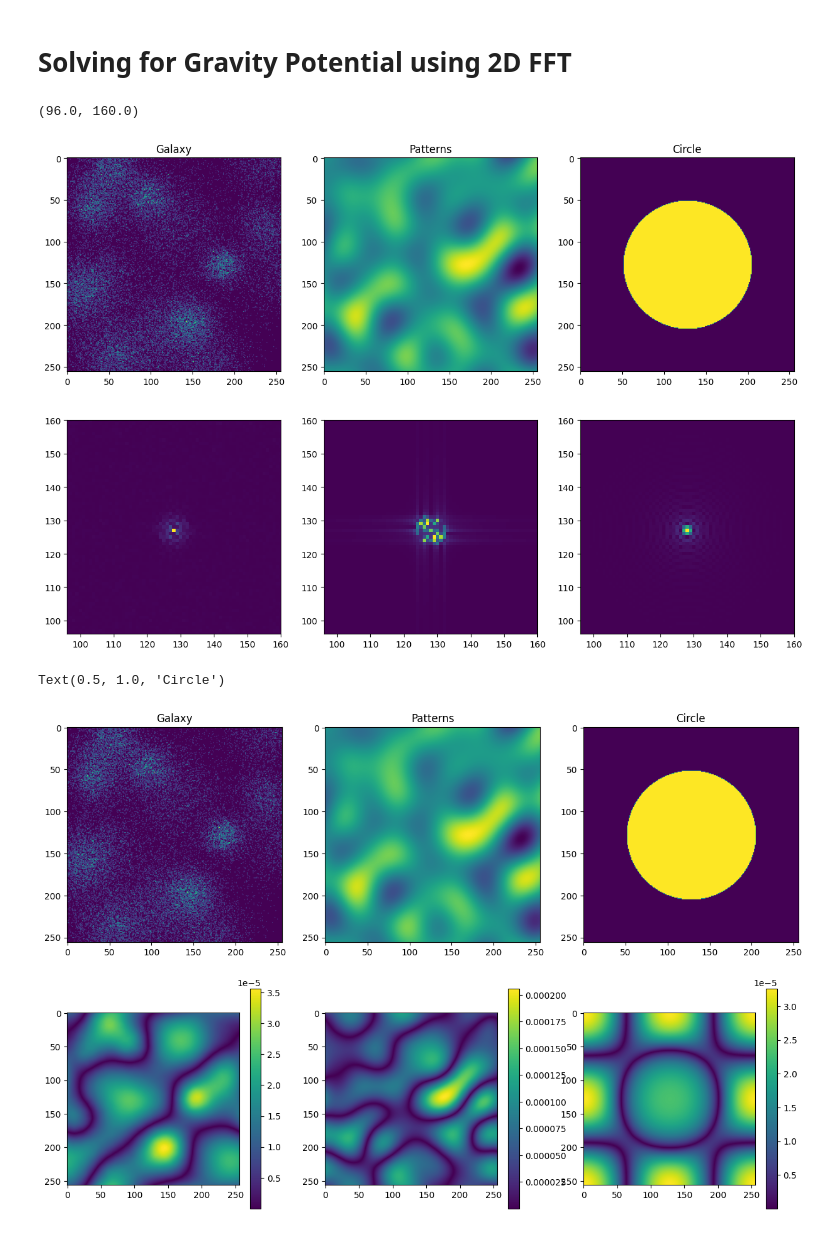
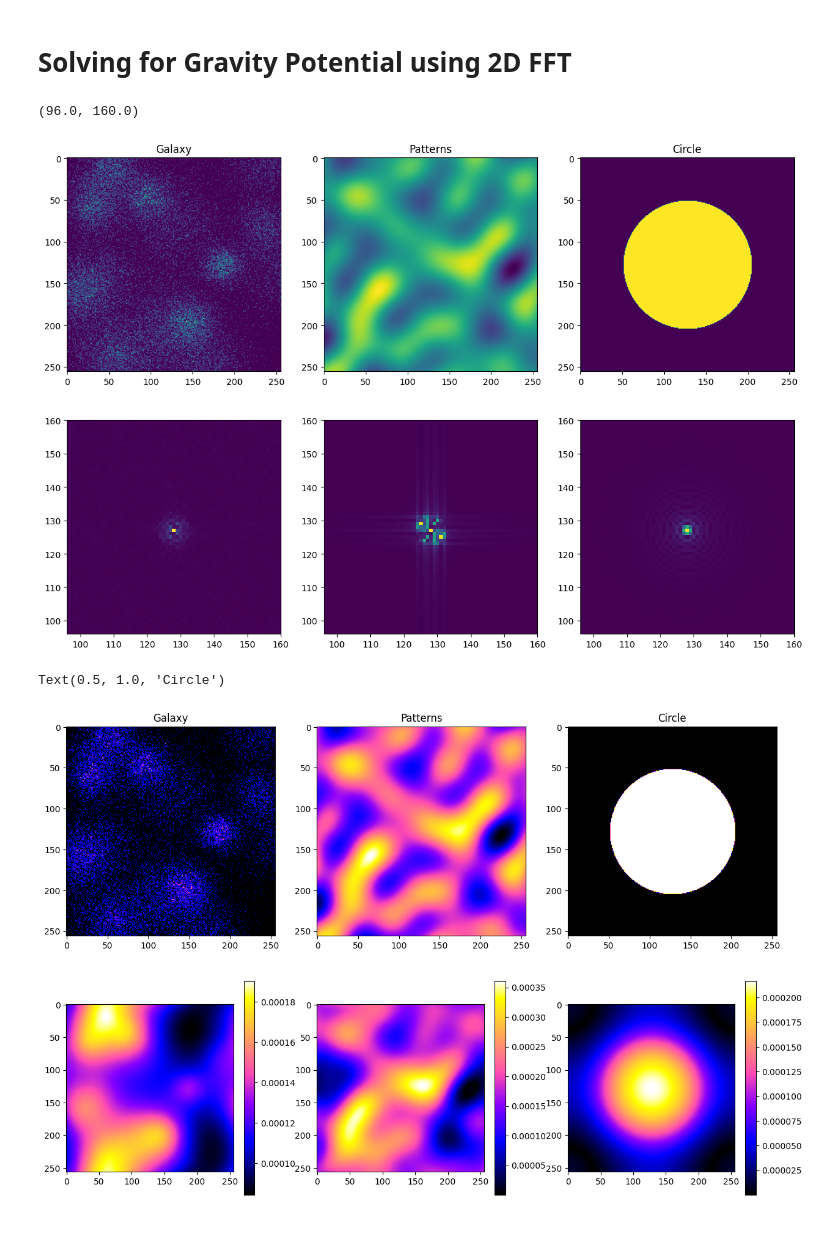
Before and after one commit to andrinr/asim, a Jupyter notebook: fft/potential.ipynb, the cells around one changed output. Saved outputs shown, nothing was run; the diff lists cells and outputs as text; code cells hidden in the pictures.

Commit message:
fix potential

```diff
--- a/fft/potential.ipynb
+++ b/fft/potential.ipynb
@@ -28,7 +28,7 @@ def sample_galaxy(rate = 256, n_galaxies = 20, n_particles_per_galaxy=2000, seed
 # %%
 
 
-def sample_patterns(rate=256, seed=0, n_patterns=20):
+def sample_patterns(rate=256, seed=0, n_patterns=10):
     np.random.seed(seed)
 
     indices = np.meshgrid(np.arange(0, 1, 1/rate), np.arange(0, 1, 1/rate))
@@ -139,7 +139,7 @@ axs[1,2].set_xlim(96, 160)
 axs[1,2].set_ylim(96, 160)
 # %% [output]
 (96.0, 160.0)
-[figure, old version]
+[figure, new version]
 # %%
 
 def ifft_1d(signal):
@@ -186,22 +186,23 @@ assert np.allclose(freq / 256**2, freq_np)
 # %%
 def get_potential(x, G=6.6743 * 10**(-11)):
     n = x.shape[0]
-    rho = np.mean(x)
-
+    # rho = np.mean(x)
     # get delta rho from x
-    x = x - rho
+    #x = x - rho
     # obtain delta rho from x
+    x = x.copy().astype(np.complex128)
     x = fft_2d(x)
 
-    x = -x
+    #x = -x
 
     kx, ky = np.meshgrid(np.fft.fftfreq(x.shape[0]), np.fft.fftfreq(x.shape[1]))
-    x = -4 * np.pi**2 * x * G / (kx**2 + ky**2)
 
-    x[np.logical_or(kx == 0, ky == 0)] = 0
+    k2 = (kx**2 + ky**2)
+    k2[k2==0] = 0.00001
 
+    x = -4 * np.pi**2 * x * G / k2
     # Apply the inverse 2D FFT to get the real-space potential
-    x = np.real(ifft_2d(x) / n**2)
+    x = ifft_2d(x) / n**2
 
     return x
 # %%
@@ -211,22 +212,22 @@ potential_circle = get_potential(sample_circle())
 # %%
 fig, axs = plt.subplots(2, 3)
 fig.set_size_inches(15, 10)
 
-axs[0, 0].imshow(sample_galaxy())
-axs[0, 1].imshow(sample_patterns())
-axs[0, 2].imshow(sample_circle())
+axs[0, 0].imshow(sample_galaxy(), cmap="gnuplot2")
+axs[0, 1].imshow(sample_patterns(), cmap="gnuplot2")
+axs[0, 2].imshow(sample_circle(), cmap="gnuplot2")
 
-axs[1, 0].imshow(np.abs(potential_galaxy))
-axs[1, 1].imshow(np.abs(potential_patterns))
-axs[1, 2].imshow(np.abs(potential_circle))
+pot_gal = axs[1, 0].imshow(np.abs(potential_galaxy), cmap="gnuplot2")
+pot_pat = axs[1, 1].imshow(np.abs(potential_patterns), cmap="gnuplot2")
+pot_circ = axs[1, 2].imshow(np.abs(potential_circle), cmap="gnuplot2")
 
-fig.colorbar(axs[1, 0].imshow(np.abs(potential_galaxy)), ax=axs[1, 0])
-fig.colorbar(axs[1, 1].imshow(np.abs(potential_patterns)), ax=axs[1, 1])
-fig.colorbar(axs[1, 2].imshow(np.abs(potential_circle)), ax=axs[1, 2])
+fig.colorbar(pot_gal, ax=axs[1, 0])
+fig.colorbar(pot_pat, ax=axs[1, 1])
+fig.colorbar(pot_circ, ax=axs[1, 2])
 
 axs[0, 0].set_title("Galaxy")
 axs[0, 1].set_title("Patterns")
 axs[0, 2].set_title("Circle")
 # %% [output]
 Text(0.5, 1.0, 'Circle')
-[figure, old version]
+[figure, new version]
```
Also changed, not shown: 1 other file.
